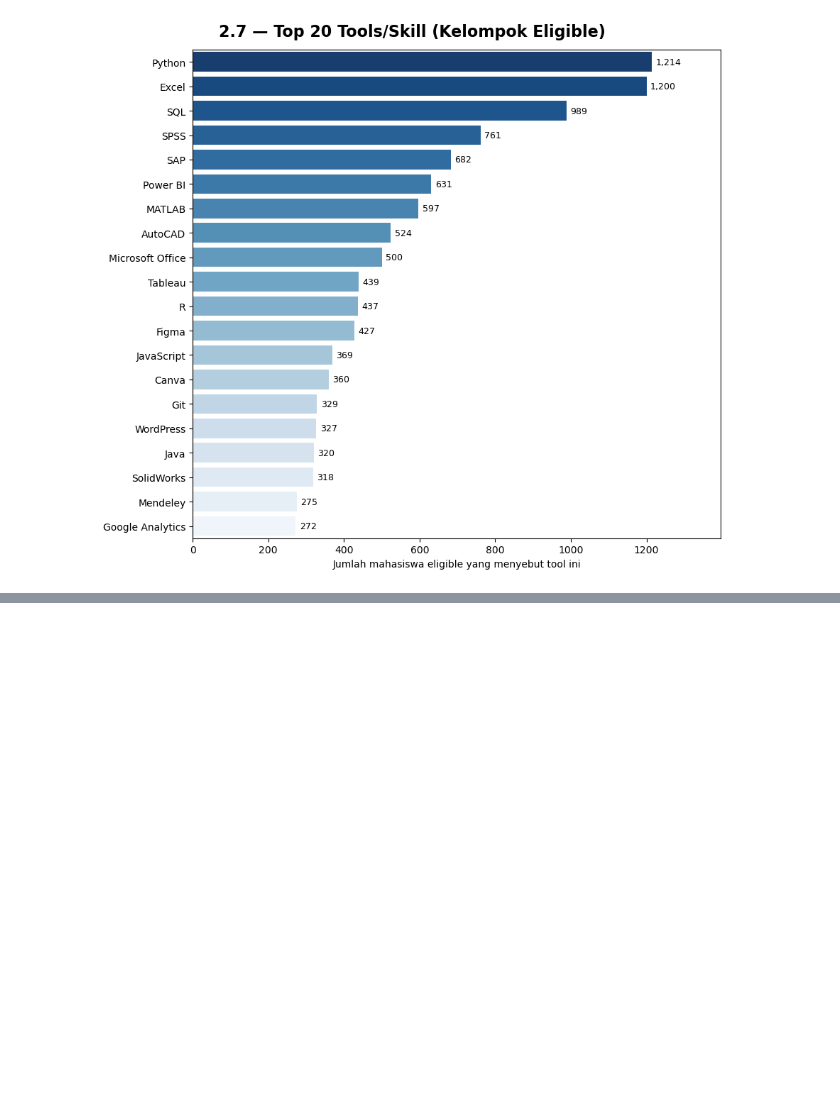
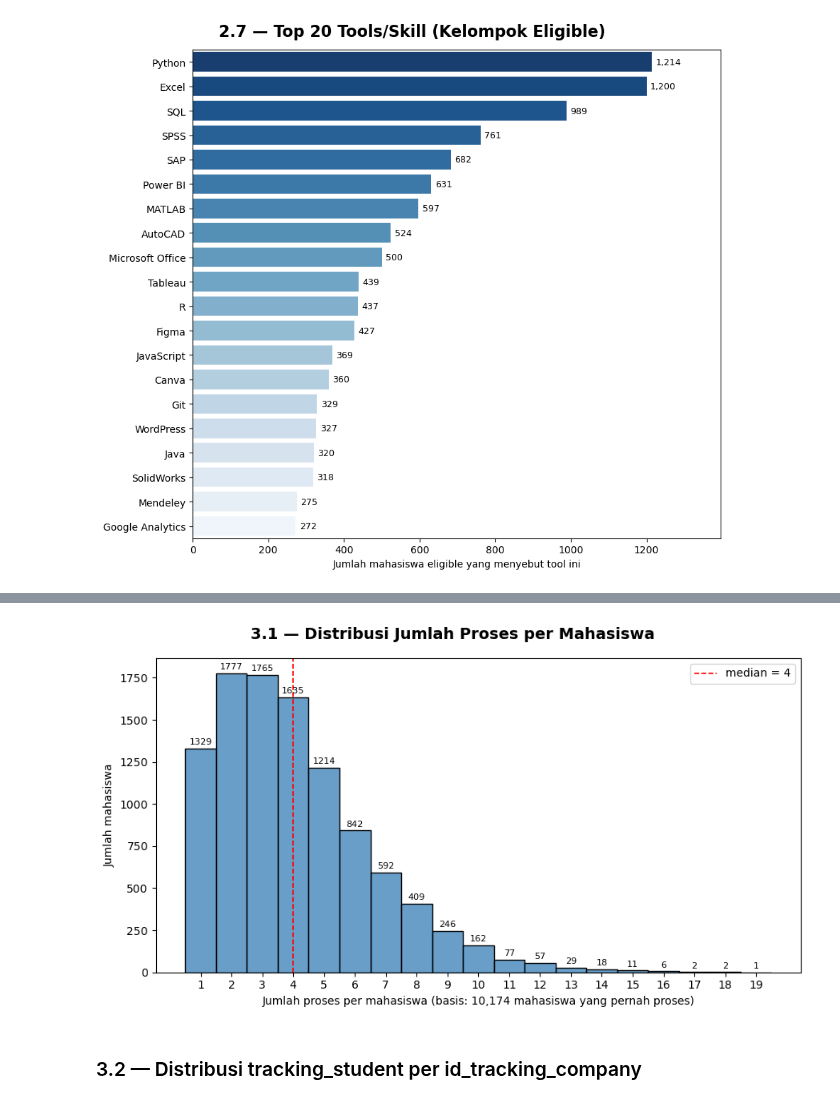
Before and after one commit to zzdf5/ssf-ssdc26-kataedward, a Jupyter notebook: notebooks/02_eda.ipynb, the cells around one changed output, grey strips where cells are left out. Saved outputs shown, nothing was run; the diff lists cells and outputs as text; code cells hidden in the pictures; blank space fills up the shorter version.

```diff
--- a/notebooks/02_eda.ipynb
+++ b/notebooks/02_eda.ipynb
@@ -808,10 +808,10 @@ prodi_summary = (
     .agg(total_mahasiswa=("eligible", "size"), jumlah_eligible=("eligible", "sum"))
     .reset_index()
 )
-prodi_summary["percent_eligible"] = (
+prodi_summary["pct_eligible"] = (
     prodi_summary["jumlah_eligible"] / prodi_summary["total_mahasiswa"] * 100
 )
-prodi_summary = prodi_summary.sort_values("percent_eligible", ascending=False)
+prodi_summary = prodi_summary.sort_values("pct_eligible", ascending=False)
 
 # fmt: off
 print(f"Rata-rata % eligible seluruh prodi: {status_student['eligible'].mean()*100:.1f}%\n")
@@ -849,7 +849,7 @@ fig.suptitle("2.4 — % Eligible per Program Studi", fontsize=16, fontweight="bo
 
 sns.barplot(
     data=prodi_summary,
-    x="percent_eligible",
+    x="pct_eligible",
     y="program_studi",
     hue="program_studi",
     palette="Blues_r",
@@ -868,7 +868,7 @@ ax.legend(loc="lower right", fontsize=9)
 
 ax.set_xlabel("% Eligible")
 ax.set_ylabel("")
-ax.set_xlim(0, prodi_summary["percent_eligible"].max() * 1.2)
+ax.set_xlim(0, prodi_summary["pct_eligible"].max() * 1.2)
 
 for container in ax.containers:
     if hasattr(container, "datavalues"):
@@ -1111,0 +1156,39 @@ plt.show()
+# %%
+fig, ax = plt.subplots(figsize=(9, 5))
+fig.suptitle(
+    "3.1 — Distribusi Jumlah Proses per Mahasiswa", fontsize=14, fontweight="bold"
+)
+
+max_load = process_load.max()
+bins = range(1, max_load + 2)
+
+sns.histplot(
+    process_load, bins=bins, ax=ax, color=sns.color_palette("Set1")[1], discrete=True
+)
+
+ax.axvline(
+    median_load,
+    color="red",
+    linestyle="--",
+    linewidth=1.2,
+    label=f"median = {median_load:.0f}",
+)
+ax.legend()
+
+ax.set_xlabel(
+    f"Jumlah proses per mahasiswa (basis: {n_basis:,} mahasiswa yang pernah proses)"
+)
+ax.set_ylabel("Jumlah mahasiswa")
+ax.set_xticks(range(1, max_load + 1))
+
+for container in ax.containers:
+    if hasattr(container, "datavalues"):
+        labels = [f"{int(v)}" if v > 0 else "" for v in container.datavalues]
+        ax.bar_label(container, labels=labels, padding=2, fontsize=8)
+
+plt.tight_layout()
+plt.show()
+# %% [output]
+[figure, added]
+# %% [markdown]
+### 3.2 — Distribusi tracking_student per id_tracking_company
```
Also changed, not shown: parts of 34 cells of this notebook, 1 other file.
